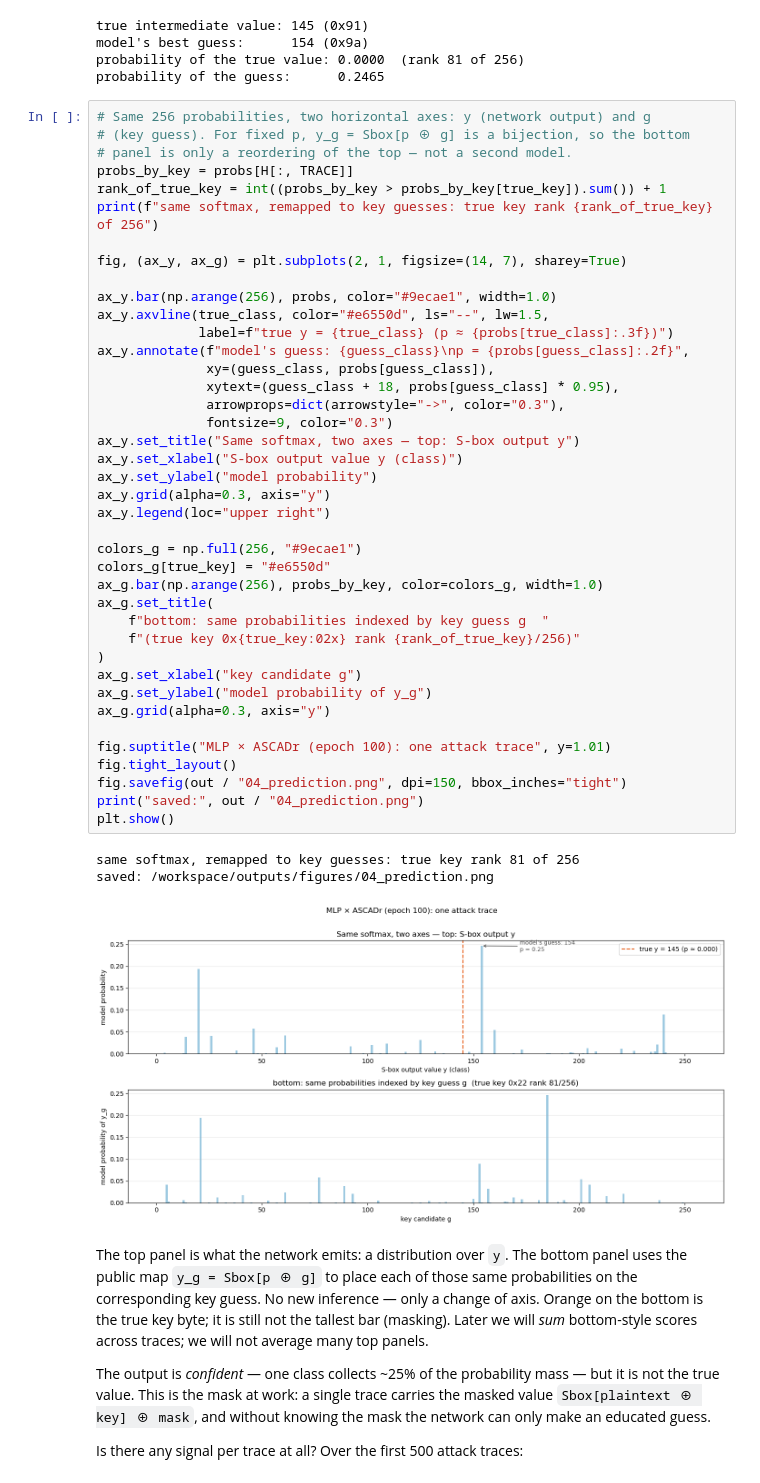
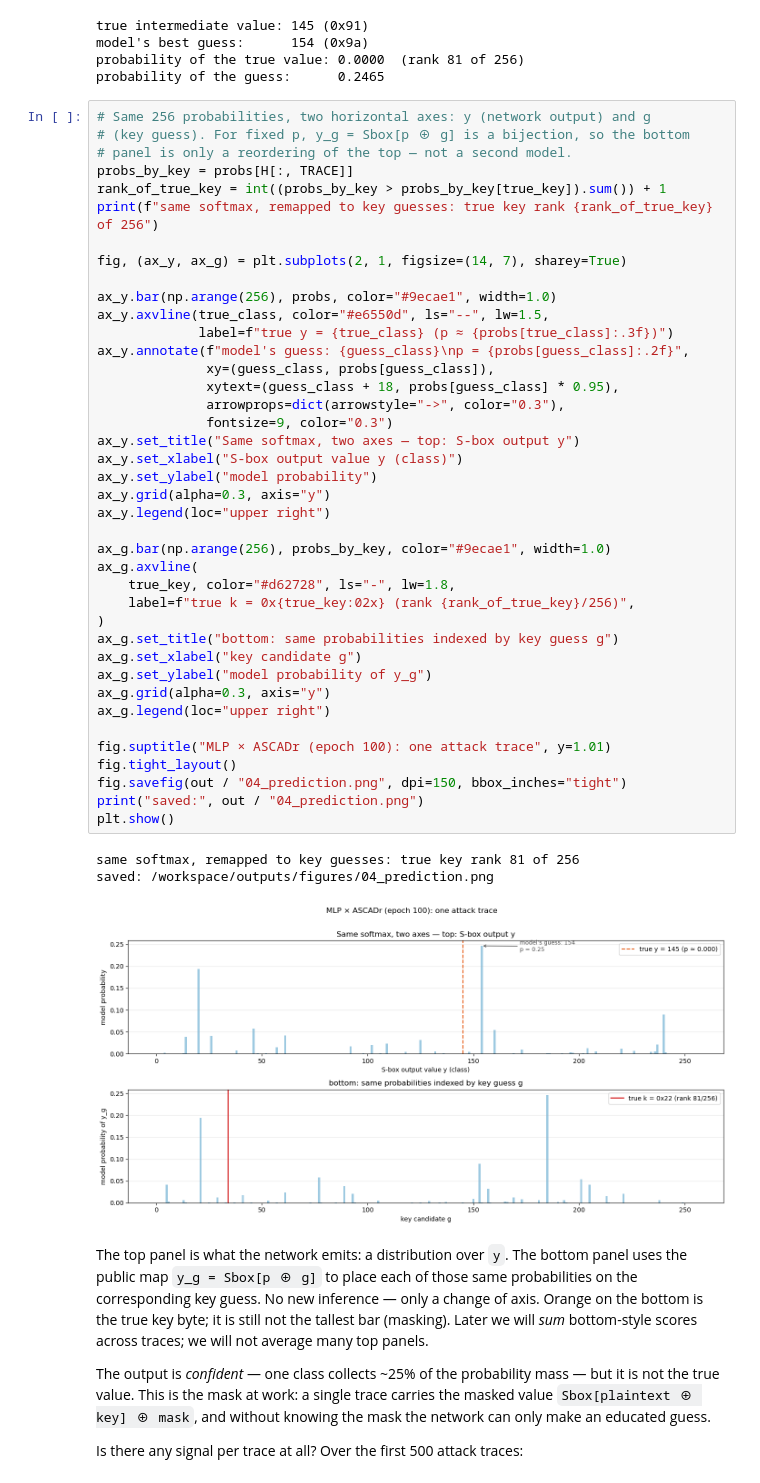
Before and after one commit to teravon/feature_emergence, a Jupyter notebook: docs/notebooks/03_the_attack.ipynb, the cells around one changed output. Cells and saved outputs as stored; diff of their text form.

Commit message:
feat(analysis): mark the true key byte on the key-guess panel
Co-authored-by: Cursor <cursoragent@cursor.com>

```diff
--- a/docs/notebooks/03_the_attack.ipynb
+++ b/docs/notebooks/03_the_attack.ipynb
@@ -161,40 +161,40 @@ print(f"same softmax, remapped to key guesses: true key rank {rank_of_true_key}
 
 fig, (ax_y, ax_g) = plt.subplots(2, 1, figsize=(14, 7), sharey=True)
 
 ax_y.bar(np.arange(256), probs, color="#9ecae1", width=1.0)
 ax_y.axvline(true_class, color="#e6550d", ls="--", lw=1.5,
              label=f"true y = {true_class} (p ≈ {probs[true_class]:.3f})")
 ax_y.annotate(f"model's guess: {guess_class}\np = {probs[guess_class]:.2f}",
               xy=(guess_class, probs[guess_class]),
               xytext=(guess_class + 18, probs[guess_class] * 0.95),
               arrowprops=dict(arrowstyle="->", color="0.3"),
               fontsize=9, color="0.3")
 ax_y.set_title("Same softmax, two axes — top: S-box output y")
 ax_y.set_xlabel("S-box output value y (class)")
 ax_y.set_ylabel("model probability")
 ax_y.grid(alpha=0.3, axis="y")
 ax_y.legend(loc="upper right")
 
-colors_g = np.full(256, "#9ecae1")
-colors_g[true_key] = "#e6550d"
-ax_g.bar(np.arange(256), probs_by_key, color=colors_g, width=1.0)
-ax_g.set_title(
-    f"bottom: same probabilities indexed by key guess g  "
-    f"(true key 0x{true_key:02x} rank {rank_of_true_key}/256)"
+ax_g.bar(np.arange(256), probs_by_key, color="#9ecae1", width=1.0)
+ax_g.axvline(
+    true_key, color="#d62728", ls="-", lw=1.8,
+    label=f"true k = 0x{true_key:02x} (rank {rank_of_true_key}/256)",
 )
+ax_g.set_title("bottom: same probabilities indexed by key guess g")
 ax_g.set_xlabel("key candidate g")
 ax_g.set_ylabel("model probability of y_g")
 ax_g.grid(alpha=0.3, axis="y")
+ax_g.legend(loc="upper right")
 
 fig.suptitle("MLP × ASCADr (epoch 100): one attack trace", y=1.01)
 fig.tight_layout()
 fig.savefig(out / "04_prediction.png", dpi=150, bbox_inches="tight")
 print("saved:", out / "04_prediction.png")
 plt.show()
 # %% [output]
 same softmax, remapped to key guesses: true key rank 81 of 256
 saved: /workspace/outputs/figures/04_prediction.png
-[figure, old version]
+[figure, new version]
 # %% [markdown]
 The top panel is what the network emits: a distribution over `y`. The
 bottom panel uses the public map `y_g = Sbox[p ⊕ g]` to place each of
```
Also changed, not shown: parts of 1 cell of this notebook, 2 other files.
